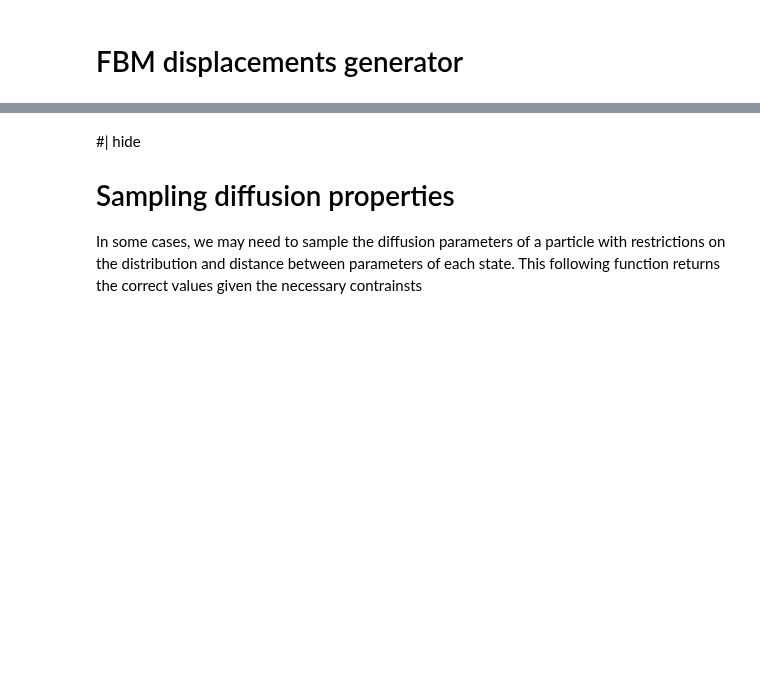
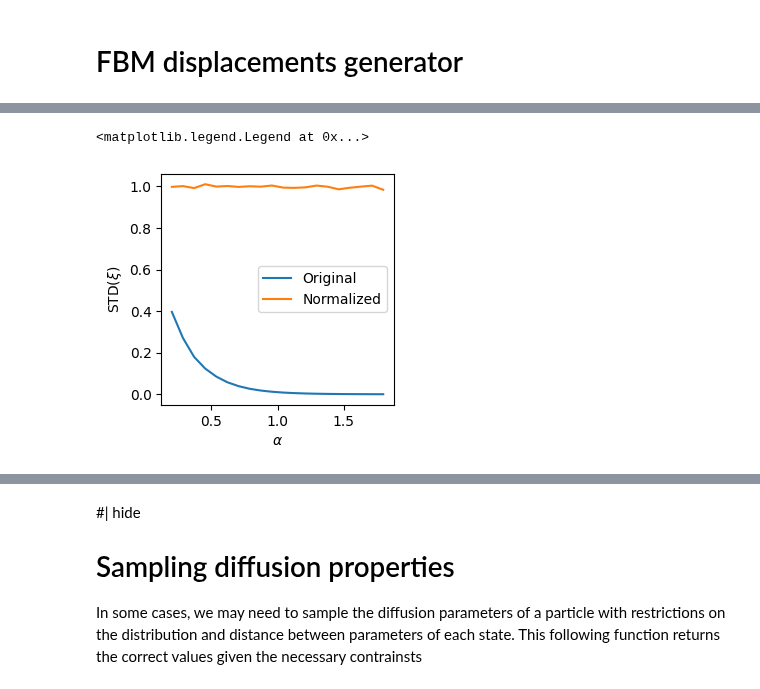
Before and after one commit to AnDiChallenge/andi_datasets, a Jupyter notebook: source_nbs/lib_nbs/models_phenom.ipynb, the cells around one changed output, grey strips where cells are left out. Cells and saved outputs as stored; diff of their text form; code cells hidden in the pictures; blank space fills up the shorter version.

```diff
--- a/source_nbs/lib_nbs/models_phenom.ipynb
+++ b/source_nbs/lib_nbs/models_phenom.ipynb
@@ -89,0 +93,17 @@ The following shows that the generated displacements have the desired properties
+# %%
+n_disp = 10000
+alphas = np.linspace(0.2, 1.8, 20)
+
+std_og = [np.std(FGN(hurst = alpha/2).sample(n = n_disp)) for alpha in alphas]
+std_norm = [np.std(FGN(hurst = alpha/2).sample(n = n_disp)*(np.sqrt(n_disp)**alpha)) for alpha in alphas]
+
+
+
+plt.figure(figsize = (3,3))
+plt.plot(alphas, std_og, label = 'Original')
+plt.plot(alphas, std_norm, label = 'Normalized')
+plt.xlabel(r'$\alpha$'); plt.ylabel(r'STD($\xi$)')
+plt.legend()
+# %% [output]
+<matplotlib.legend.Legend at 0x...>
+[figure, added]
```
Also changed, not shown: parts of 16 cells of this notebook, 5 other files.
